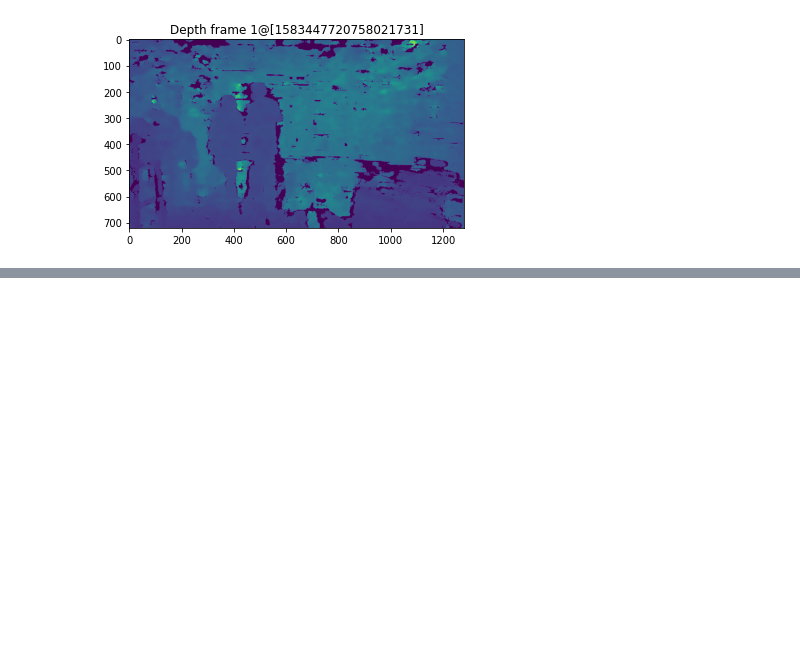
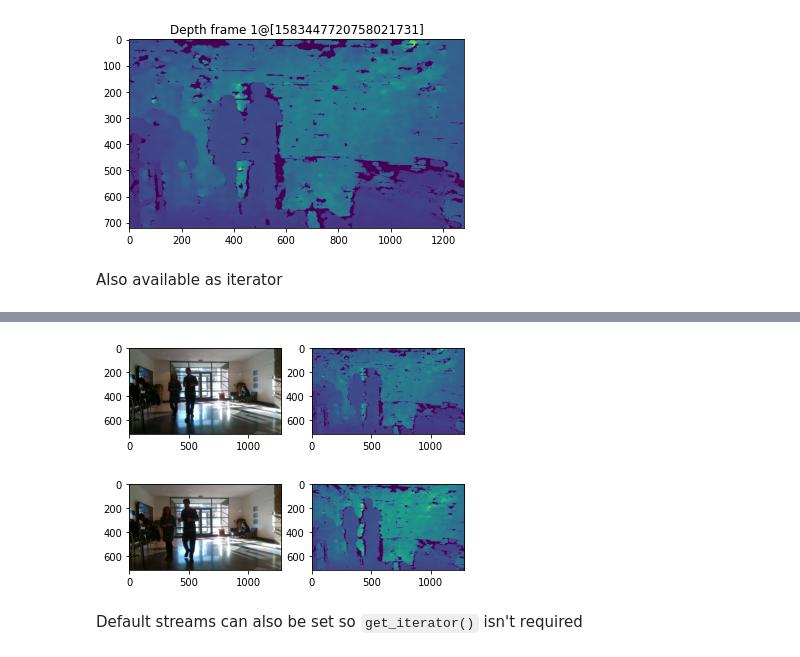
Before and after one commit to moodoki/radical_sdk, a Jupyter notebook: nbs/02_h5dataset.ipynb, the cells around one changed output, grey strips where cells are left out. Cells and saved outputs as stored; diff of their text form; code cells hidden in the pictures; blank space fills up the shorter version.

Commit message:
Iterator for H5Dataset

```diff
--- a/nbs/02_h5dataset.ipynb
+++ b/nbs/02_h5dataset.ipynb
@@ -118,3 +155,22 @@ plt.show()
 # %% [output]
 [figure]
 [figure]
+# %% [markdown]
+Also available as iterator
+# %%
+#skip
+count = 0
+
+for radar_frame, rgb_frame, depth_frame in progress_bar(data.get_iterator(['radar', 'rgb', 'depth'])):
+    plt.figure()
+    plt.subplot(121)
+    plt.imshow(rgb_frame[:, :, ::-1])
+    plt.subplot(122)
+    plt.imshow(depth_frame)
+    plt.show()
+
+    # Stop after 2 frames so we don't spam the docs
+    count += 1
+    if count > 1:
+        break
+# %% [output]
@@ -120,0 +178,4 @@ plt.show()
+[figure, added]
+[figure, added]
+# %% [markdown]
+Default streams can also be set so `get_iterator()` isn't required
```
Also changed, not shown: parts of 4 cells of this notebook, 3 other files.
